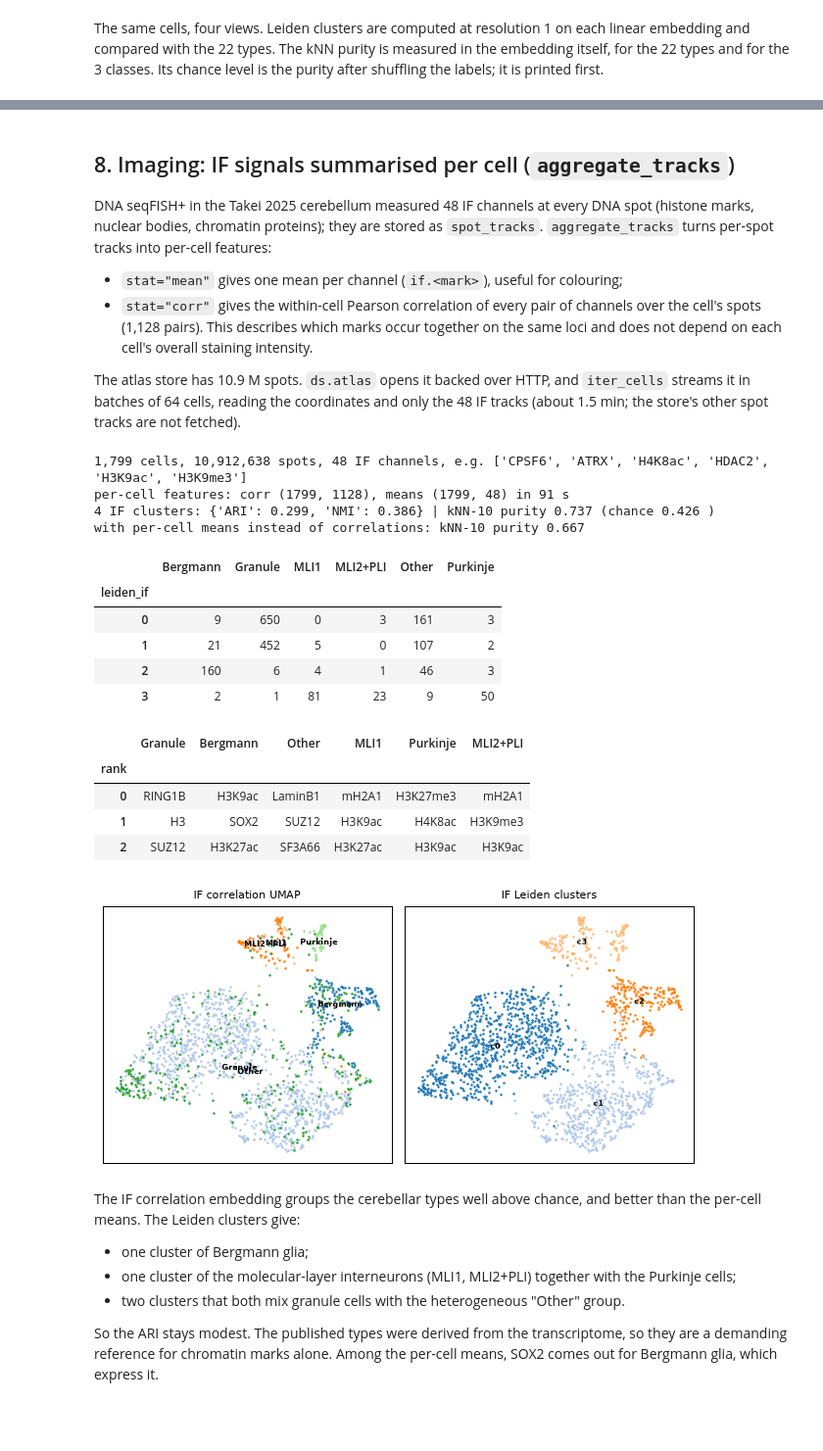
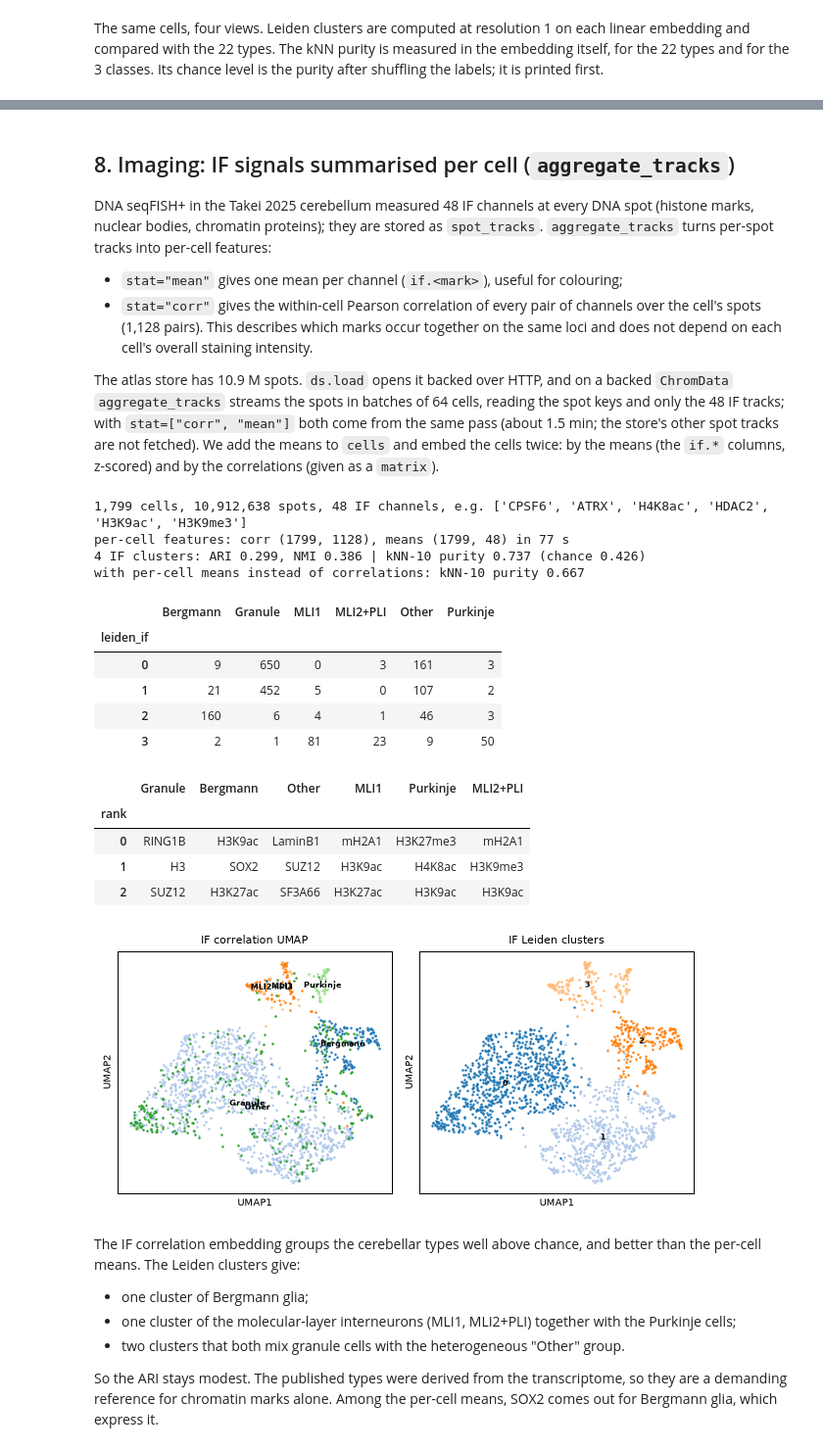
Before and after one commit to u-science-lab/U-Chrom, a Jupyter notebook: tutorials/cell_embeddings.ipynb, the cells around one changed output, grey strips where cells are left out. Shown at 98% size. Cells and saved outputs as stored; diff of their text form; code cells hidden in the pictures; blank space fills up the shorter version.

```diff
--- a/tutorials/cell_embeddings.ipynb
+++ b/tutorials/cell_embeddings.ipynb
@@ -432,42 +369,39 @@ per-cell features:
   (1,128 pairs).  This describes which marks occur together on the same loci and does not depend on each cell's
   overall staining intensity.
 
-The atlas store has 10.9 M spots.  `ds.atlas` opens it backed over HTTP, and `iter_cells` streams it in batches of
-64 cells, reading the coordinates and only the 48 IF tracks (about 1.5 min; the store's other spot tracks are not
-fetched).
+The atlas store has 10.9 M spots.  `ds.load` opens it backed over HTTP, and on a backed `ChromData`
+`aggregate_tracks` streams the spots in batches of 64 cells, reading the spot keys and only the 48 IF tracks;
+with `stat=["corr", "mean"]` both come from the same pass (about 1.5 min; the store's other spot tracks are not
+fetched).  We add the means to `cells` and embed the cells twice: by the means (the `if.*` columns, z-scored)
+and by the correlations (given as a `matrix`).
 # %%
 from uchrom.io.seqfish_multiomics import IF_COLUMNS
 
 t = time.time()
-takei = ds.atlas("takei2025_cerebellum")                  # backed, over HTTP
+takei = ds.load("takei2025_cerebellum")                   # backed, over HTTP
 marks = [c for c in IF_COLUMNS if c in takei.spot_tracks.columns]
 print(f"{takei.n_cells:,} cells, {takei.n_spots:,} spots, {len(marks)} IF channels, e.g. {marks[:6]}")
 
-corr, means = [], []
-for chunk in takei.iter_cells(batch=64, columns="coords", tracks=marks):
-    corr.append(emb.aggregate_tracks(chunk, marks, prefix="if", stat="corr", write=False))
-    means.append(emb.aggregate_tracks(chunk, marks, prefix="if", stat="mean", write=False))
-order = takei.cells.index.astype(str)
-corr = pd.concat(corr).reindex(order)
-means = pd.concat(means).reindex(order).set_axis(takei.cells.index)
-takei.cells = pd.concat([takei.cells, means], axis=1)        # if.<mark> means as cell columns
-print(f"per-cell features: corr {corr.shape}, means {means.shape} in {time.time() - t:.0f} s")
+feats = emb.aggregate_tracks(takei, marks, prefix="if", stat=["corr", "mean"], write=False)   # one streamed pass
+takei.cells = takei.cells.join(feats["mean"])             # if.<mark> means as cell columns
+print(f"per-cell features: corr {feats['corr'].shape}, means {feats['mean'].shape} in {time.time() - t:.0f} s")
+y_cb = takei.cells["cell_type"].astype(str).to_numpy()
 
-emb.embed_cells(takei, source="if", matrix=corr.to_numpy(), normalization="zscore", n_pcs=20,
+emb.embed_cells(takei, source="if", methods=("pca",), n_pcs=20)          # the 48 means (if.* columns), z-scored
+purity_means = emb.knn_purity(takei.cellm["if_pca"], y_cb)
+emb.embed_cells(takei, source="if", matrix=feats["corr"].to_numpy(), normalization="zscore", n_pcs=20,
                 features="within-cell Pearson r of 48 IF channels over all spots (1,128 pairs)")
-y_cb = takei.cells["cell_type"].astype(str).to_numpy()
 lab_if = emb.cluster_cells(takei, use="if_pca", resolution=0.3, key_added="leiden_if")
-print(f"{lab_if.nunique()} IF clusters:", agreement(lab_if, y_cb),
-      "| kNN-10 purity", knn_purity(takei.cellm["if_pca"], y_cb),
-      "(chance", knn_purity(takei.cellm["if_pca"], np.random.default_rng(1).permutation(y_cb)), ")")
-z_means = ((means - means.mean()) / means.std()).to_numpy()   # the means are z-scores already; rescale per mark
-print("with per-cell means instead of correlations: kNN-10 purity",
-      knn_purity(PCA(20, random_state=0).fit_transform(z_means), y_cb))
+agree = emb.cluster_agreement(lab_if, y_cb)
+print(f"{lab_if.nunique()} IF clusters: ARI {agree['ARI']:.3f}, NMI {agree['NMI']:.3f} "
+      f"| kNN-10 purity {emb.knn_purity(takei.cellm['if_pca'], y_cb):.3f} "
+      f"(chance {emb.knn_purity(takei.cellm['if_pca'], np.random.default_rng(1).permutation(y_cb)):.3f})")
+print(f"with per-cell means instead of correlations: kNN-10 purity {purity_means:.3f}")
 pd.crosstab(lab_if, takei.cells["cell_type"]).rename_axis(index="leiden_if", columns=None)
 # %% [output]
 1,799 cells, 10,912,638 spots, 48 IF channels, e.g. ['CPSF6', 'ATRX', 'H4K8ac', 'HDAC2', 'H3K9ac', 'H3K9me3']
-per-cell features: corr (1799, 1128), means (1799, 48) in 91 s
-4 IF clusters: {'ARI': 0.299, 'NMI': 0.386} | kNN-10 purity 0.737 (chance 0.426 )
+per-cell features: corr (1799, 1128), means (1799, 48) in 77 s
+4 IF clusters: ARI 0.299, NMI 0.386 | kNN-10 purity 0.737 (chance 0.426)
 with per-cell means instead of correlations: kNN-10 purity 0.667
 |  | Bergmann | Granule | MLI1 | MLI2+PLI | Other | Purkinje |
 | leiden_if |  |  |  |  |  |  |
@@ -477,19 +411,19 @@ with per-cell means instead of correlations: kNN-10 purity 0.667
 | 3 | 2 | 1 | 81 | 23 | 9 | 50 |
 # %%
 fig, axes = plt.subplots(1, 2, figsize=(7, 3.4))
-scatter(axes[0], takei.cellm["if_umap"], y_cb, "IF correlation UMAP")
-scatter(axes[1], takei.cellm["if_umap"], lab_if.astype(str).radd("c"), "IF Leiden clusters", annotate=True)
+emb.plot_embedding(takei, "if_umap", "cell_type", ax=axes[0], title="IF correlation UMAP")
+emb.plot_embedding(takei, "if_umap", "leiden_if", ax=axes[1], title="IF Leiden clusters")
 fig.tight_layout()
 
 top = emb.marker_features(takei, "cell_type", prefix="if.", n_top=3, log=False)   # IF values are z-scores
 pd.DataFrame(top).rename_axis("rank")
 # %% [output]
 |  | Granule | Bergmann | Other | MLI1 | Purkinje | MLI2+PLI |
 | rank |  |  |  |  |  |  |
 | 0 | RING1B | H3K9ac | LaminB1 | mH2A1 | H3K27me3 | mH2A1 |
 | 1 | H3 | SOX2 | SUZ12 | H3K9ac | H4K8ac | H3K9me3 |
 | 2 | SUZ12 | H3K27ac | SF3A66 | H3K27ac | H3K9ac | H3K9ac |
-[figure, old version]
+[figure, new version]
 # %% [markdown]
 The IF correlation embedding groups the cerebellar types well above chance, and better than the per-cell
 means.  The Leiden clusters give:
```
Also changed, not shown: parts of 26 cells of this notebook, 16 other files.
